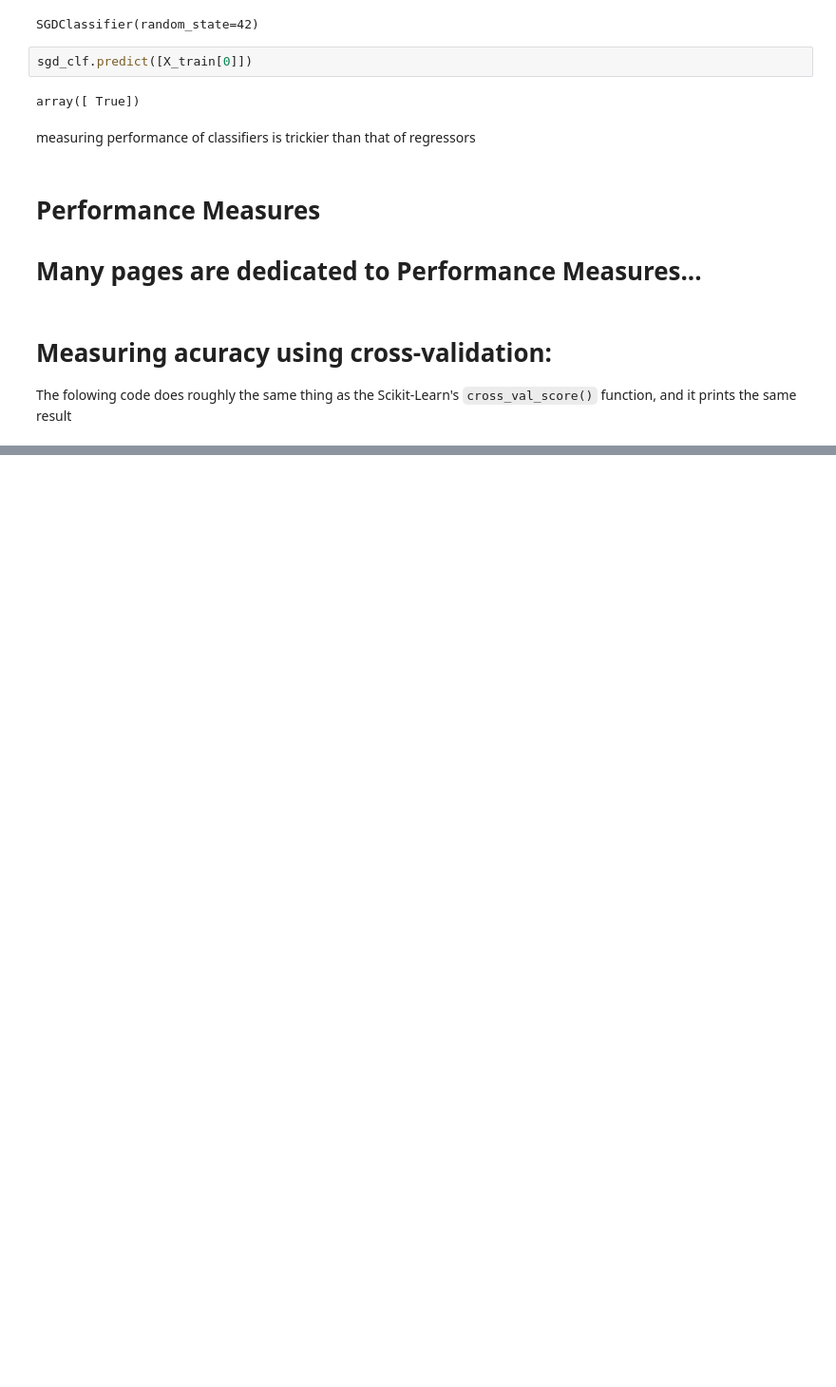
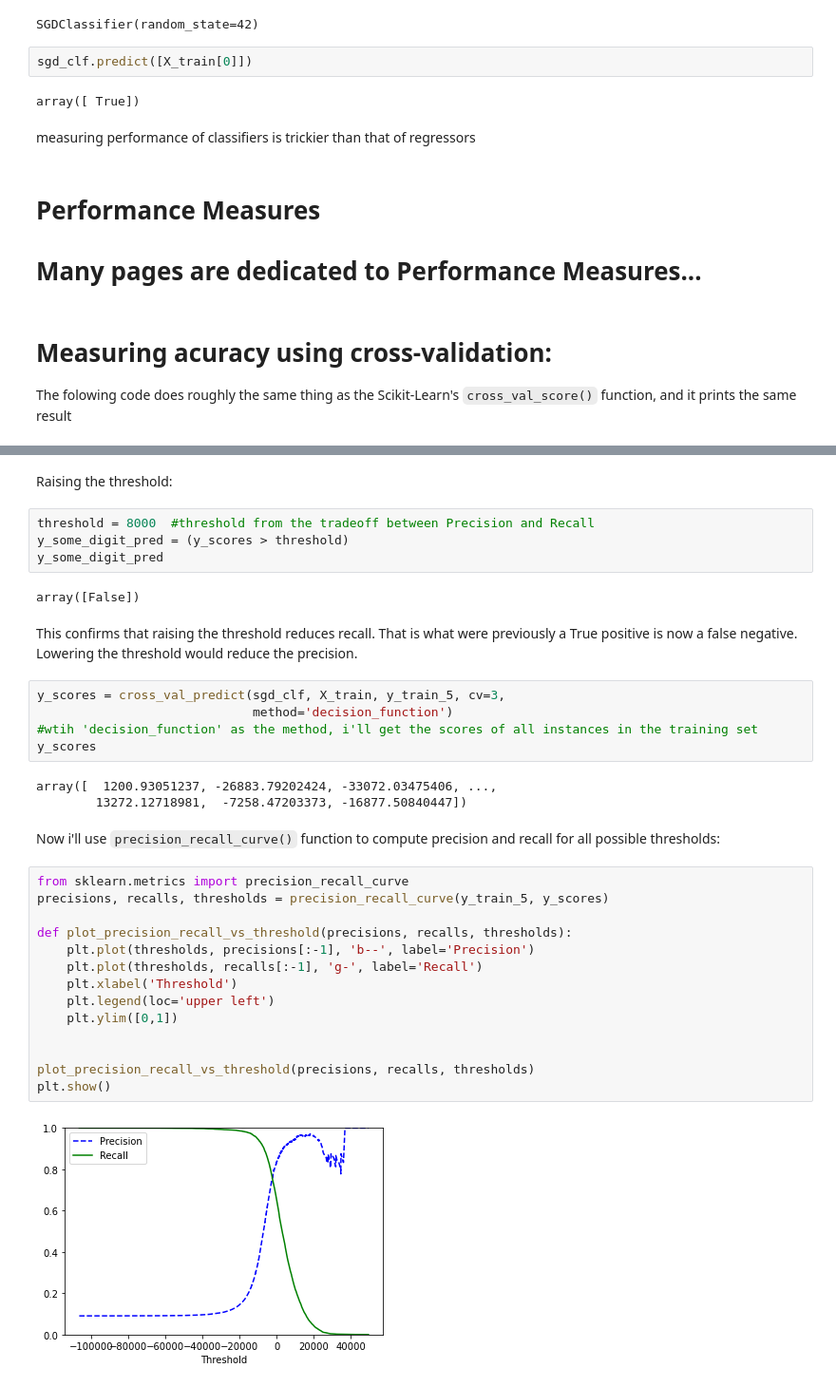
Before and after one commit to victorvianaom/Hands-on-ML-Chapter-03, a Jupyter notebook: Hands-on Machine Learning - Chapter #3.ipynb, the cells around one changed output, grey strips where cells are left out. Shown at 95% size. Saved outputs shown, nothing was run; the diff lists cells and outputs as text; blank space fills up the shorter version.

Commit message:
precision vs recall trade off

```diff
--- a/Hands-on Machine Learning - Chapter #3.ipynb
+++ b/Hands-on Machine Learning - Chapter #3.ipynb
@@ -81,0 +185,36 @@ ModuleNotFoundError: No module named 'sklearn.bse'
+# %% [markdown]
+Raising the threshold:
+# %%
+threshold = 8000  #threshold from the tradeoff between Precision and Recall
+y_some_digit_pred = (y_scores > threshold)
+y_some_digit_pred
+# %% [output]
+array([False])
+# %% [markdown]
+This confirms that raising the threshold reduces recall. That is what were previously a True positive is now a false negative. Lowering the threshold would reduce the precision.
+# %%
+y_scores = cross_val_predict(sgd_clf, X_train, y_train_5, cv=3,
+                             method='decision_function')
+#wtih 'decision_function' as the method, i'll get the scores of all instances in the training set
+y_scores
+# %% [output]
+array([  1200.93051237, -26883.79202424, -33072.03475406, ...,
+        13272.12718981,  -7258.47203373, -16877.50840447])
+# %% [markdown]
+Now i'll use `precision_recall_curve()` function to compute precision and recall for all possible thresholds:
+# %%
+from sklearn.metrics import precision_recall_curve
+precisions, recalls, thresholds = precision_recall_curve(y_train_5, y_scores)
+
+def plot_precision_recall_vs_threshold(precisions, recalls, thresholds):
+    plt.plot(thresholds, precisions[:-1], 'b--', label='Precision')
+    plt.plot(thresholds, recalls[:-1], 'g-', label='Recall')
+    plt.xlabel('Threshold')
+    plt.legend(loc='upper left')
+    plt.ylim([0,1])
+
+
+plot_precision_recall_vs_threshold(precisions, recalls, thresholds)
+plt.show()
+# %% [output]
+[figure, added]
```
Also changed, not shown: parts of 26 cells of this notebook.
